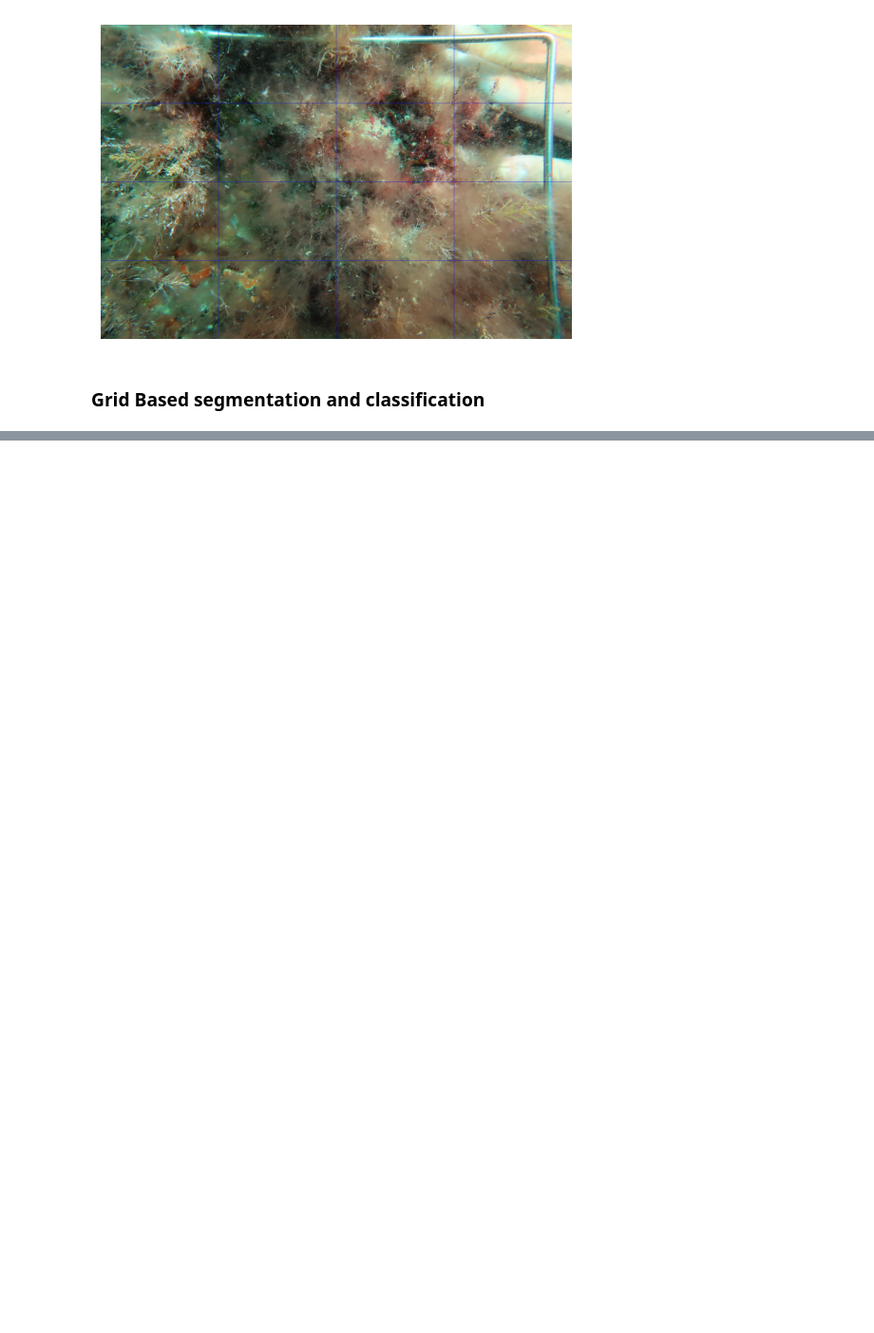
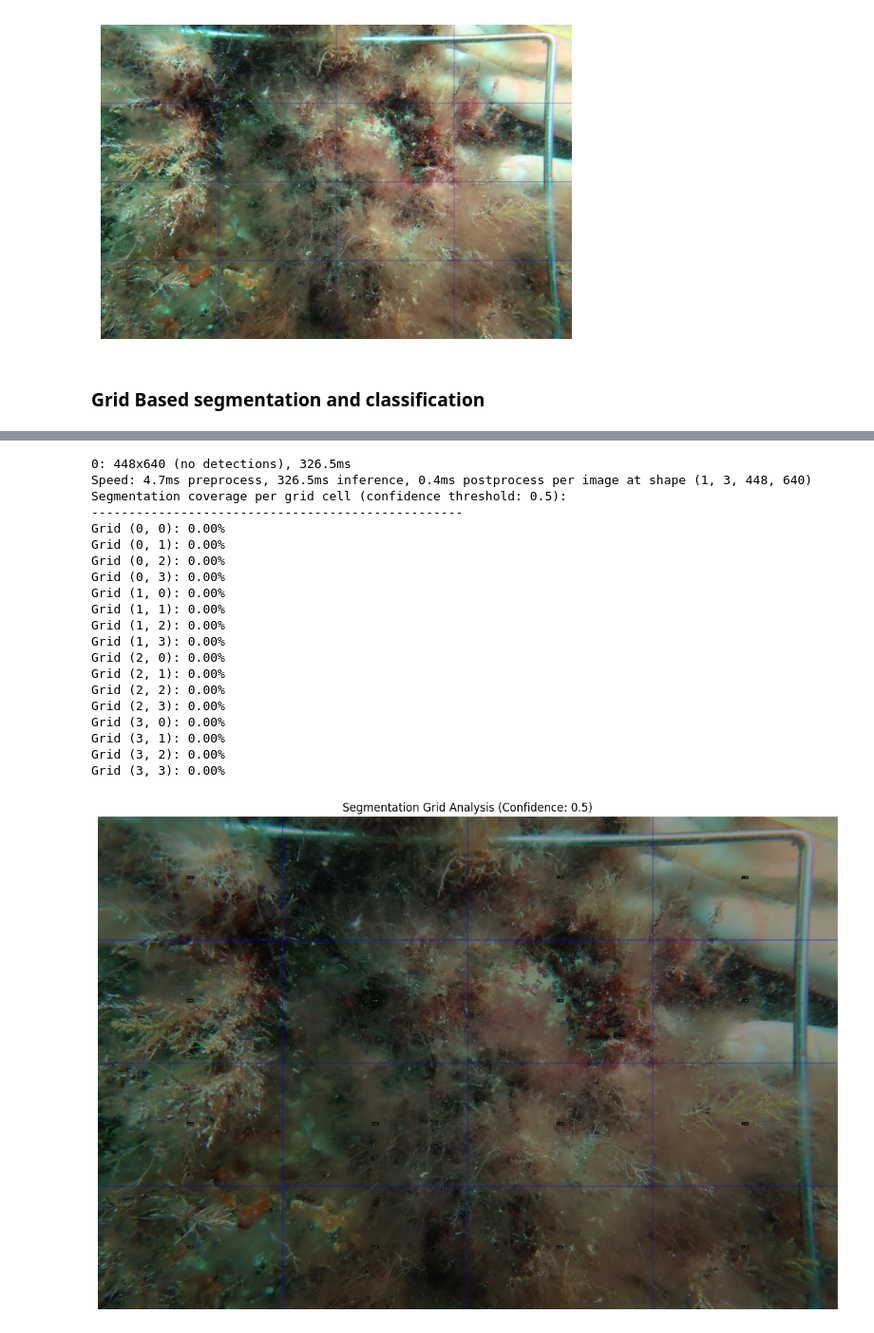
Before and after one commit to DolapoSalim/photoquadrats_analysis, a Jupyter notebook: vis.ipynb, the cells around one changed output, grey strips where cells are left out. Shown at 95% size. Saved outputs shown, nothing was run; the diff lists cells and outputs as text; code cells hidden in the pictures; blank space fills up the shorter version.

Commit message:
Update the % coverage per grid

```diff
--- a/vis.ipynb
+++ b/vis.ipynb
@@ -193,35 +172,57 @@ Grid (3, 3): 79.24%
 # %%
 # Load YOLOv8 segmentation model
-model = YOLO("yolov8n-seg.pt")  # Use yolov8n-seg, yolov8m-seg, etc.
+model = YOLO(r"C:\Users\dolap\OneDrive\Documents\DOLAPO\data-analysis\photoquadrats_analysis\model\customV8.pt")  # Use yolov8n-seg, yolov8m-seg, etc.
 
 # Adjust confidence level here (0.0 to 1.0)
 confidence_threshold = 0.5
 
 # Run inference with confidence threshold
 results = model(img, conf=confidence_threshold)
 
 # Extract masks
 masks = []
 if results[0].masks is not None:
     masks = results[0].masks.data.cpu().numpy()
 
 # Calculate segmentation area per grid
 grid_shape = (4, 4)
 grid_areas, combined_mask = calculate_segmentation_per_grid(img, grid_shape, masks)
 
 # Print results
 print(f"Segmentation coverage per grid cell (confidence threshold: {confidence_threshold}):")
 print("-" * 50)
 for (row, col), coverage in sorted(grid_areas.items()):
     print(f"Grid ({row}, {col}): {coverage:.2f}%")
 
 # Visualize
 viz_img = visualize_results(img, grid_shape, grid_areas, combined_mask)
 
 # Display using matplotlib
 plt.figure(figsize=(12, 8))
 plt.imshow(cv.cvtColor(viz_img, cv.COLOR_BGR2RGB))
 plt.title(f"Segmentation Grid Analysis (Confidence: {confidence_threshold})")
 plt.axis("off")
 plt.tight_layout()
 plt.show()
+# %% [output]
+0: 448x640 (no detections), 326.5ms
+Speed: 4.7ms preprocess, 326.5ms inference, 0.4ms postprocess per image at shape (1, 3, 448, 640)
+Segmentation coverage per grid cell (confidence threshold: 0.5):
+--------------------------------------------------
+Grid (0, 0): 0.00%
+Grid (0, 1): 0.00%
+Grid (0, 2): 0.00%
+Grid (0, 3): 0.00%
+Grid (1, 0): 0.00%
+Grid (1, 1): 0.00%
+Grid (1, 2): 0.00%
+Grid (1, 3): 0.00%
+Grid (2, 0): 0.00%
+Grid (2, 1): 0.00%
+Grid (2, 2): 0.00%
+Grid (2, 3): 0.00%
+Grid (3, 0): 0.00%
+Grid (3, 1): 0.00%
+Grid (3, 2): 0.00%
+Grid (3, 3): 0.00%
+[figure, added]
```
Also changed, not shown: parts of 1 cell of this notebook.
